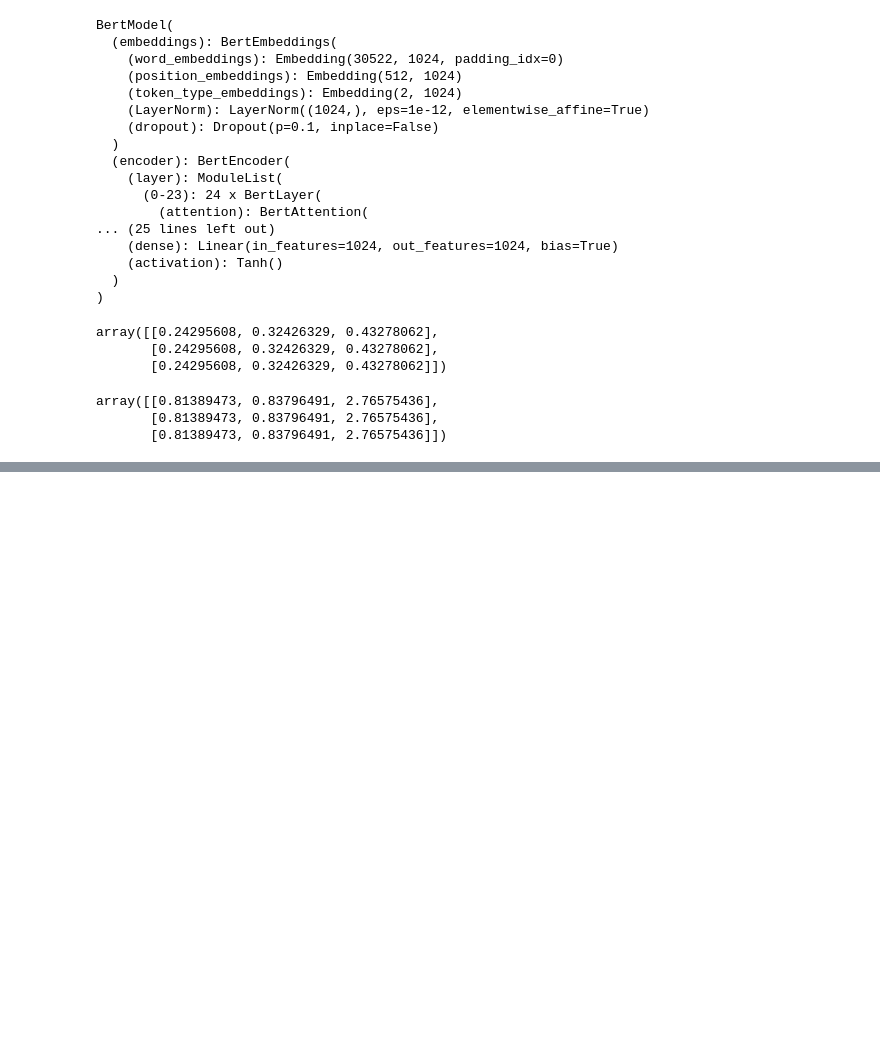
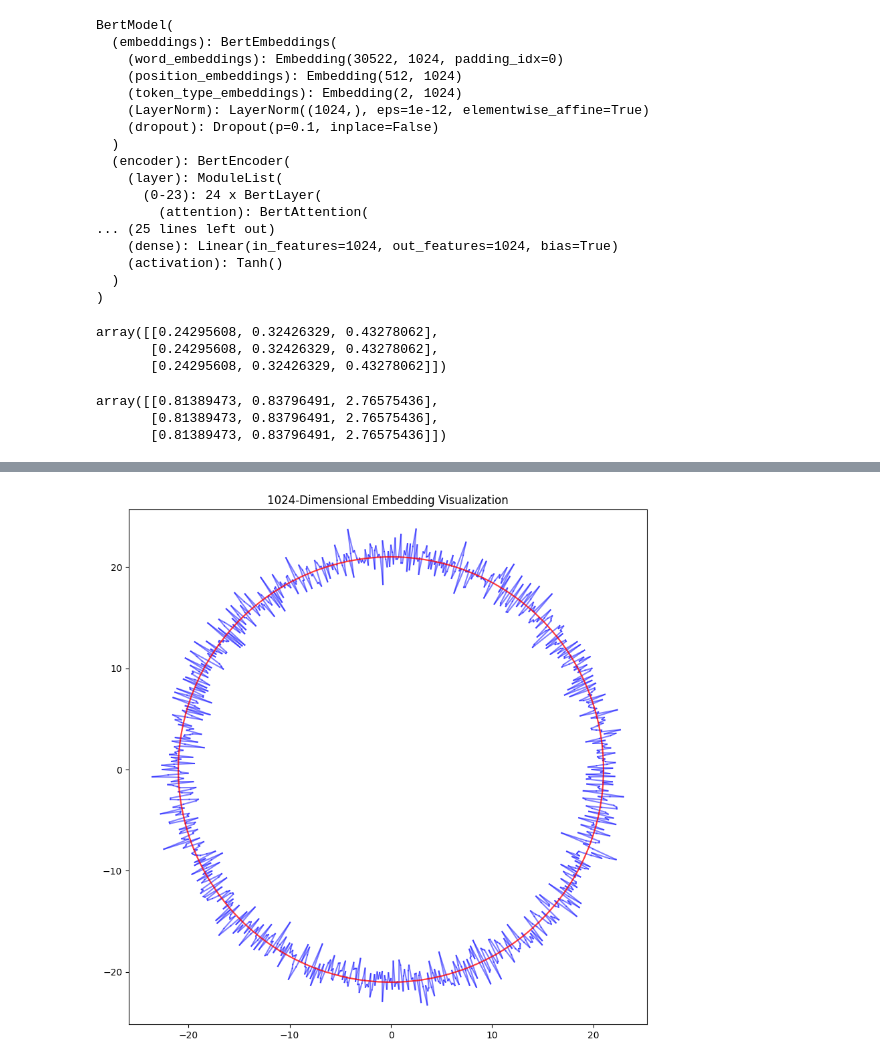
Before and after one commit to Antel0pe/FantasyArchetypesInSemanticSpace, a Jupyter notebook: notebooks/SimilarityBetweenHiddenLayers.ipynb, the cells around one changed output, grey strips where cells are left out. Drawn from its saved outputs; the diff is of its cells as text; code cells hidden in the pictures; blank space fills up the shorter version.

```diff
--- a/notebooks/SimilarityBetweenHiddenLayers.ipynb
+++ b/notebooks/SimilarityBetweenHiddenLayers.ipynb
@@ -1504,0 +1552,9 @@ if __name__ == "__main__":
+# %%
+neutral_embedding = np.random.uniform(0, 0.01, 1024)
+embeddings = [generate_bert_like_vectors(1)[0], neutral_embedding]
+
+embeddings = [i+20 for i in embeddings]
+plot = plot_embedding_polygon(embeddings)
+plot.show()
+# %% [output]
+[figure, added]
```
Also changed, not shown: parts of 15 cells of this notebook.
